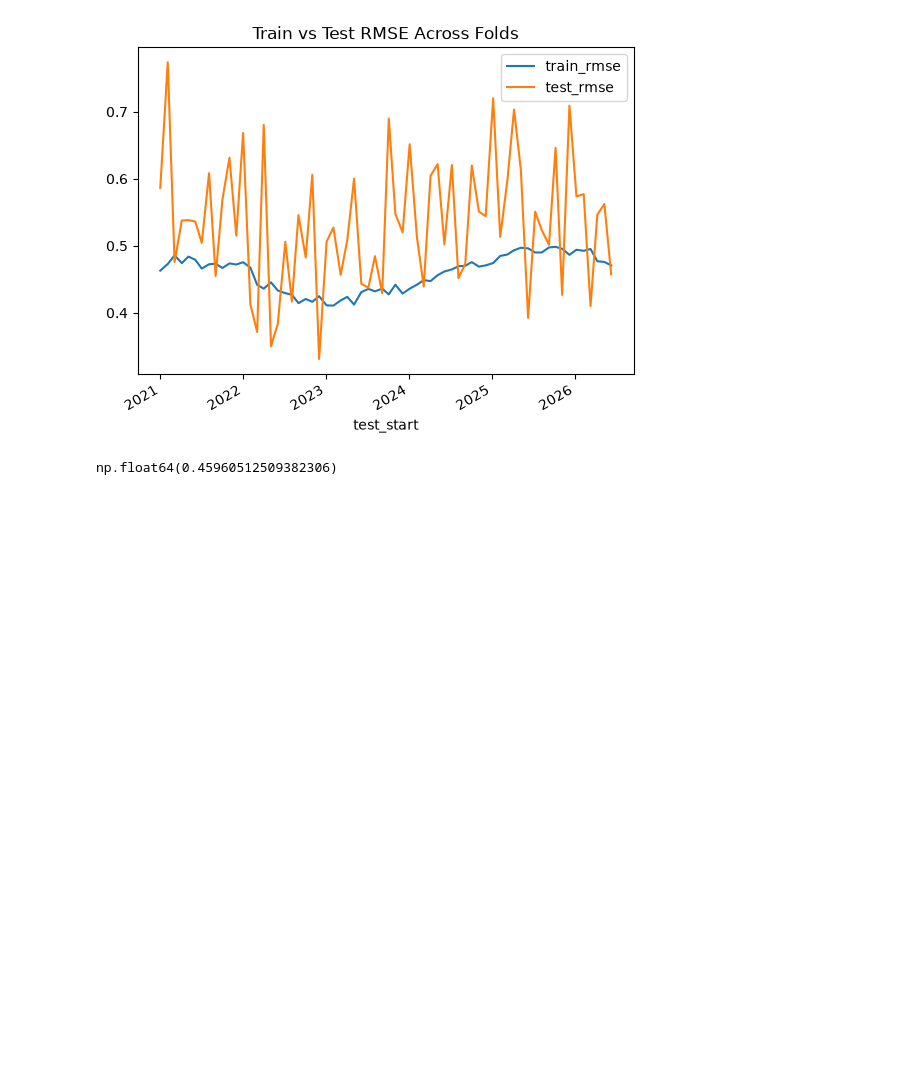
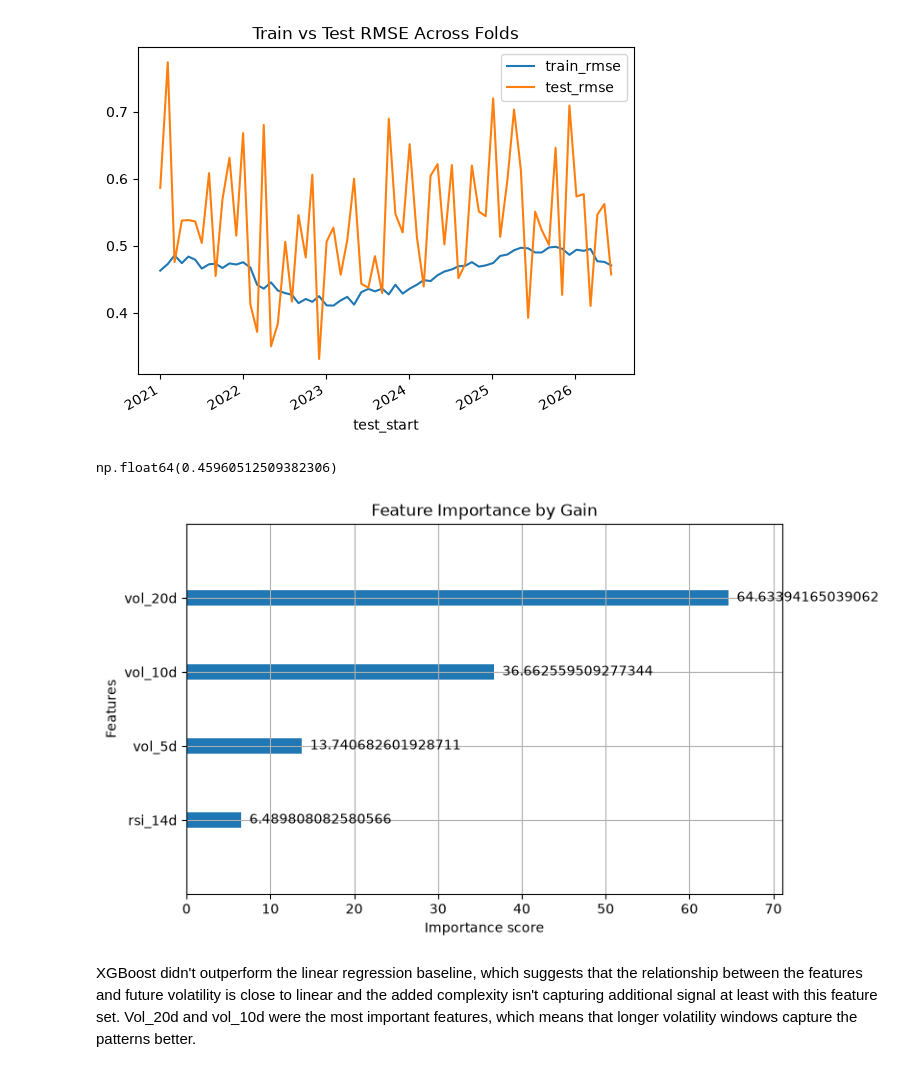
Before and after one commit to vaxope/Simple-Quantative-Model-Project, a Jupyter notebook: notebooks/03_baseline_models.ipynb, the cells around one changed output. Saved outputs shown, nothing was run; the diff lists cells and outputs as text; code cells hidden in the pictures; blank space fills up the shorter version.

Commit message:
Xgboost + feature importance

```diff
--- a/notebooks/03_baseline_models.ipynb
+++ b/notebooks/03_baseline_models.ipynb
@@ -114,3 +114,24 @@ dtype: float64
 results['train_rmse'].mean()
 # %% [output]
 np.float64(0.45960512509382306)
+# %%
+from xgboost import plot_importance
+import matplotlib.pyplot as plt
+
+data = df[feature_cols + ['target_vol_5d']].dropna()
+
+X = data[feature_cols]
+y = data['target_vol_5d']
+
+xgb_model = get_xgb_model()
+xgb_model.fit(X, y)
+
+# Plot by gain (how much each feature improves the model's accuracy)
+fig, ax = plt.subplots(figsize=(8, 5))
+plot_importance(xgb_model, ax=ax, importance_type='gain', max_num_features=10)
+plt.title("Feature Importance by Gain")
+plt.show()
+# %% [output]
+[figure, added]
+# %% [markdown]
+XGBoost didn't outperform the linear regression baseline, which suggests that the relationship between the features and future volatility is close to linear and the added complexity isn't capturing additional signal at least with this feature set. Vol_20d and vol_10d were the most important features, which means that longer volatility windows capture the patterns better.
```
Also changed, not shown: parts of 1 cell of this notebook.
